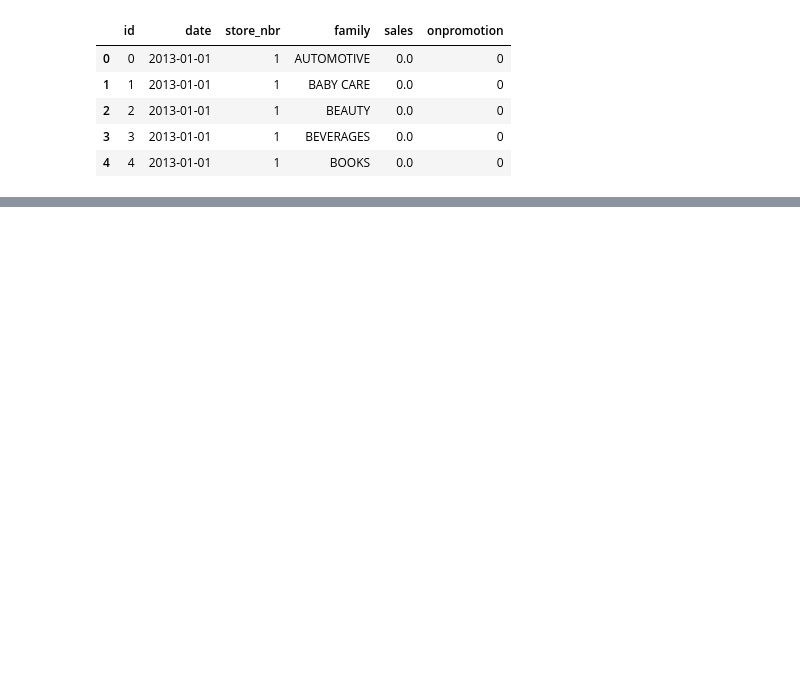
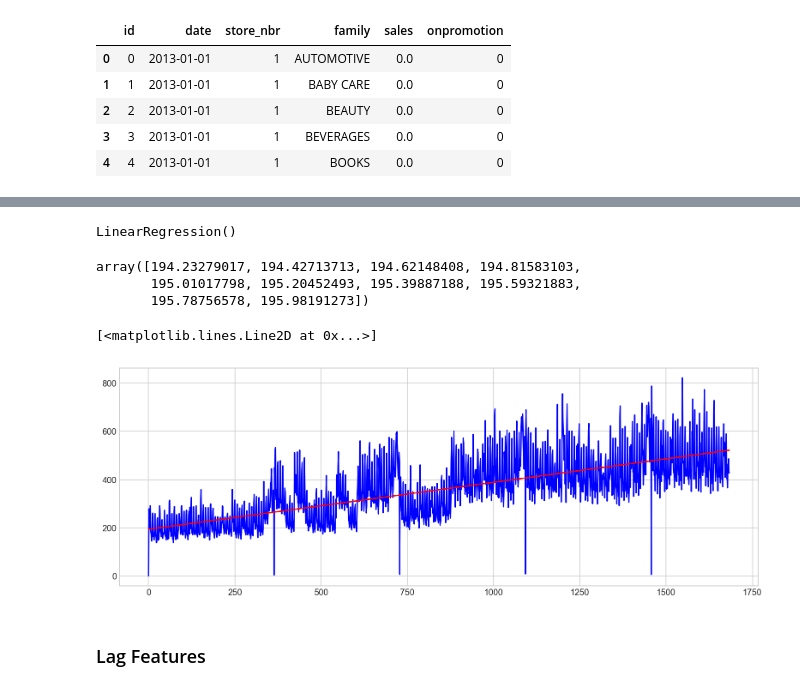
Before and after one commit to AliakbarMehdizadeh/time-series, a Jupyter notebook: Time-Series.ipynb, the cells around one changed output, grey strips where cells are left out. Cells and saved outputs as stored; diff of their text form; code cells hidden in the pictures; blank space fills up the shorter version.

Commit message:
done with linear regression for avg sales

```diff
--- a/Time-Series.ipynb
+++ b/Time-Series.ipynb
@@ -13,0 +72,3 @@ x_train.head()
+# %%
+time = np.arange(len(df.index))
+df['time'] = time
@@ -13,0 +85,27 @@ x_train.head()
+# %%
+X = df.loc[:, ['time']]  # features
+y = df.loc[:, 'sales']  # target
+# %%
+model = LinearRegression()
+model.fit(X, y)
+# %% [output]
+LinearRegression()
+# %%
+y_pred = model.predict(X)
+# %%
+y_pred[:10]
+# %% [output]
+array([194.23279017, 194.42713713, 194.62148408, 194.81583103,
+       195.01017798, 195.20452493, 195.39887188, 195.59321883,
+       195.78756578, 195.98191273])
+# %%
+import matplotlib.pyplot as plt
+import seaborn as sns
+
+plt.plot(X['time'], y, color='blue', label='Actual vs Predicted')
+plt.plot(X['time'], y_pred, color='red', label='Actual vs Predicted')
+# %% [output]
+[<matplotlib.lines.Line2D at 0x...>]
+[figure, added]
+# %% [markdown]
+### Lag  Features
```
Also changed, not shown: parts of 17 cells of this notebook.
